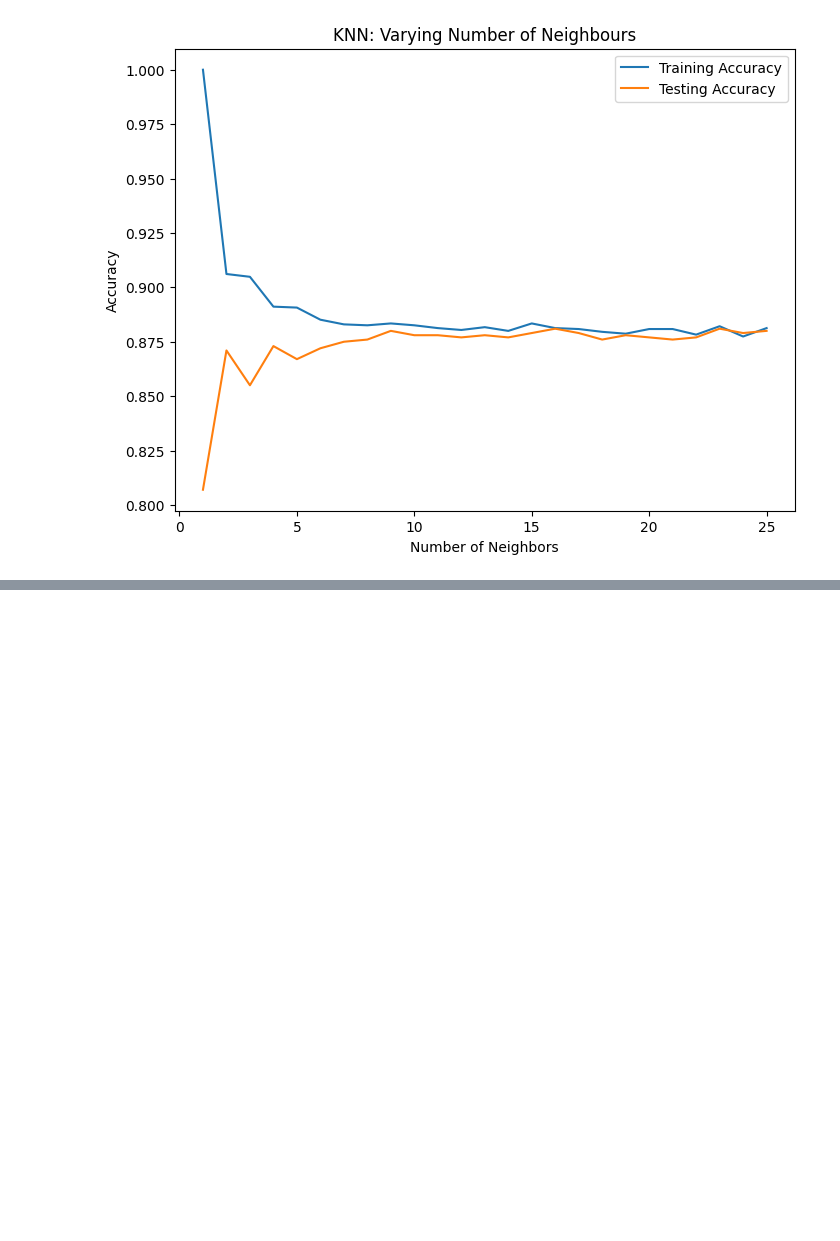
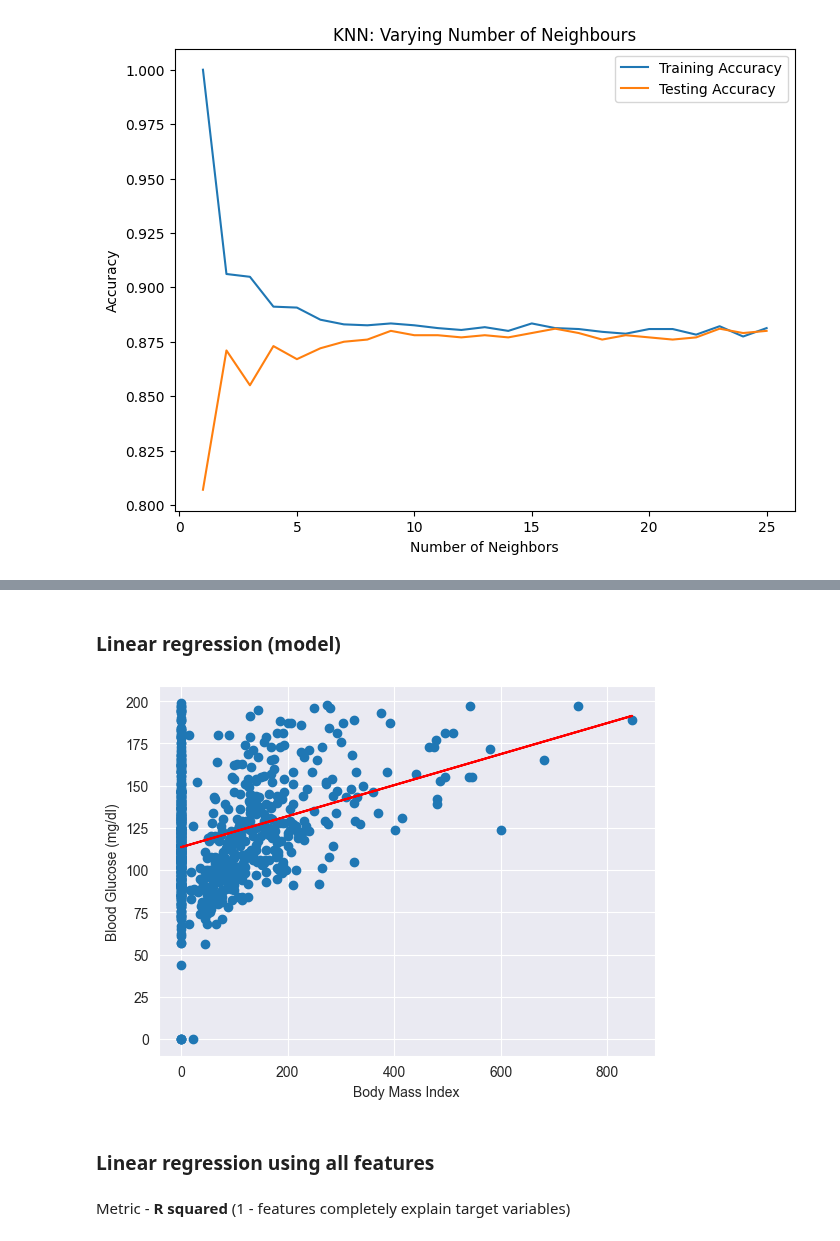
Before and after one commit to andrewch28/DataCamp, a Jupyter notebook: SupervisedLearning.ipynb, the cells around one changed output, grey strips where cells are left out. Drawn from its saved outputs; the diff is of its cells as text; code cells hidden in the pictures; blank space fills up the shorter version.

Commit message:
sklearn

```diff
--- a/SupervisedLearning.ipynb
+++ b/SupervisedLearning.ipynb
@@ -134,0 +172,19 @@ plt.show()
+# %% [markdown]
+### Linear regression (model)
+# %%
+sns.set_style("darkgrid")
+from sklearn.linear_model import LinearRegression
+reg = LinearRegression()
+
+reg.fit(X_bmi, y)
+predictions = reg.predict(X_bmi)
+
+plt.scatter(X_bmi, y)
+plt.plot(X_bmi, predictions, color="red")
+plt.ylabel("Blood Glucose (mg/dl)")
+plt.xlabel("Body Mass Index")
+plt.show()
+# %% [output]
+[figure, added]
+# %% [markdown]
+### Linear regression using all features
@@ -134,0 +200,2 @@ plt.show()
+# %% [markdown]
+Metric - **R squared** (1 - features completely explain target variables)
```
Also changed, not shown: parts of 24 cells of this notebook, 1 other file.
